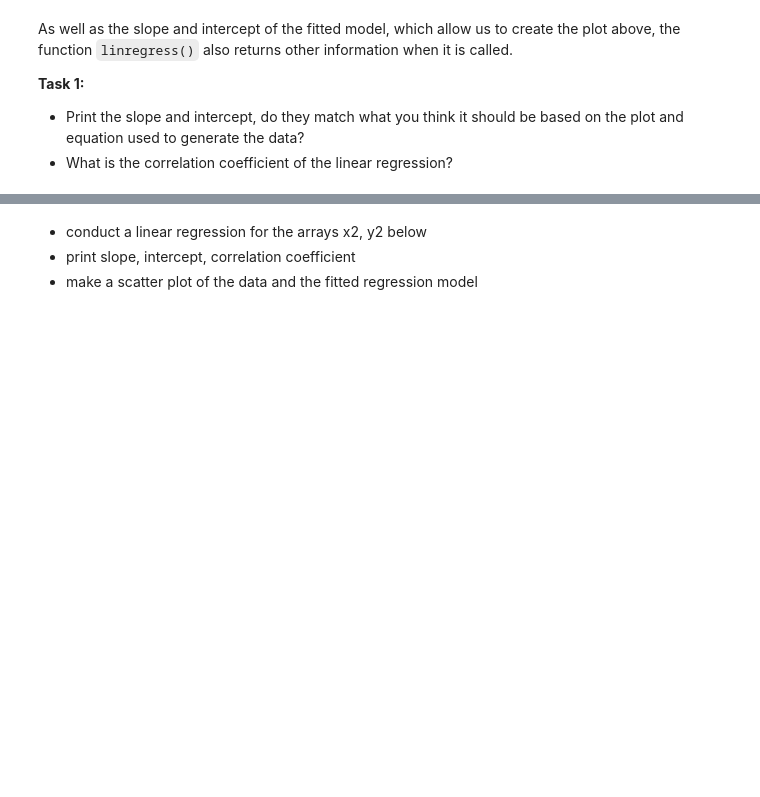
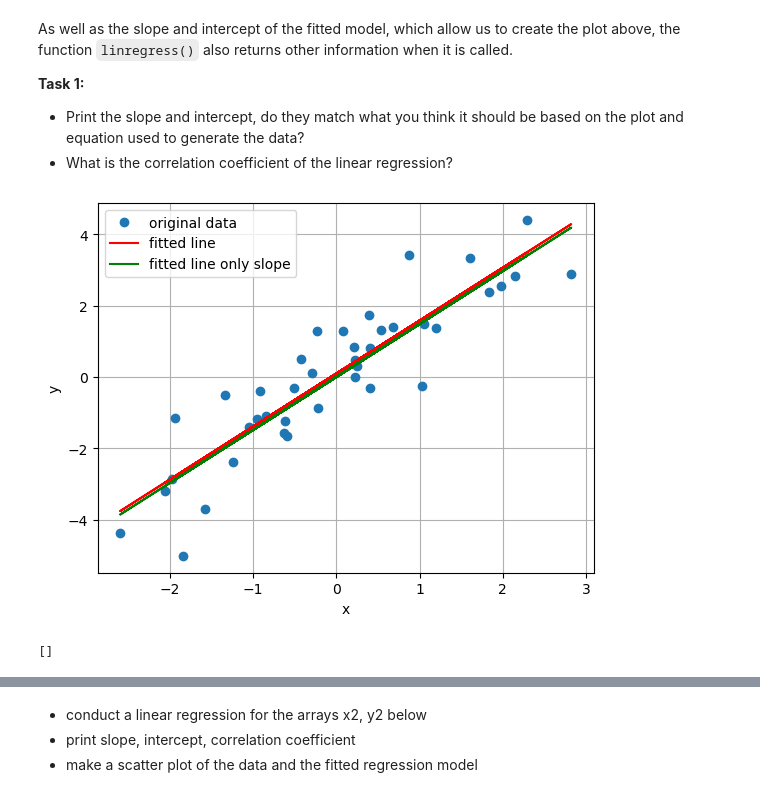
Before and after one commit to someia2026/Machine_Learning_Data_Mining, a Jupyter notebook: 01ClassicLinearRegression.ipynb, the cells around one changed output, grey strips where cells are left out. Cells and saved outputs as stored; diff of their text form; code cells hidden in the pictures; blank space fills up the shorter version.

```diff
--- a/01ClassicLinearRegression.ipynb
+++ b/01ClassicLinearRegression.ipynb
@@ -189,0 +217,14 @@ As well as the slope and intercept of the fitted model, which allow us to create
+# %%
+#### Print slope and intercept
+plt.plot(x, y, 'o', label='original data')
+plt.plot(x, intercept + slope*x, 'r', label='fitted line')
+plt.plot(x, slope*x, 'green', label='fitted line only slope')
+plt.xlabel('x')
+plt.ylabel('y')
+plt.grid(True)
+plt.legend()
+plt.show()
+plt.plot()
+# %% [output]
+[figure, added]
+[]
```
Also changed, not shown: parts of 13 cells of this notebook.
